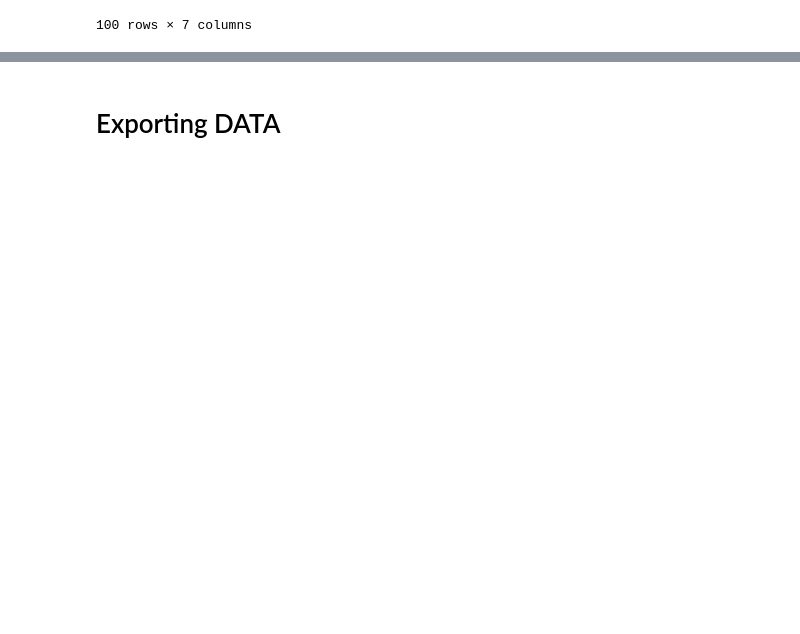
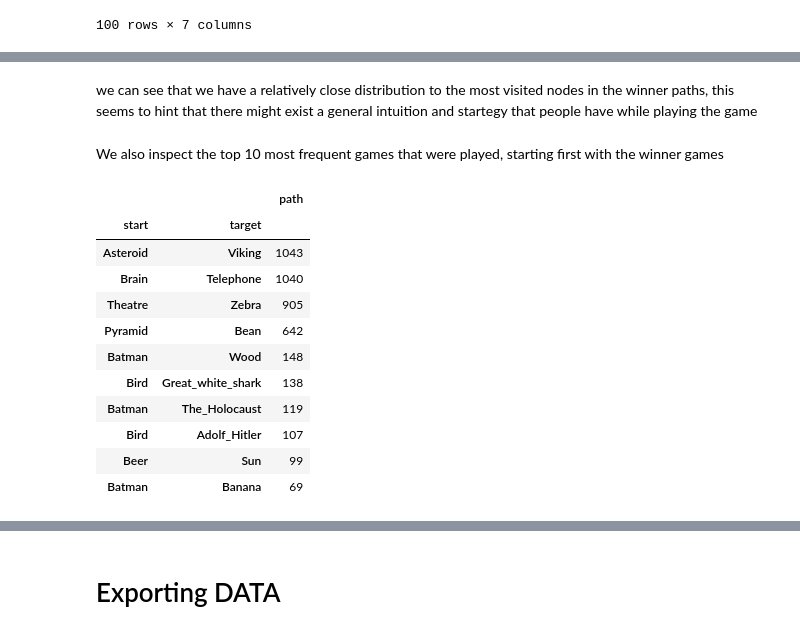
Before and after one commit to khalilacheche/ada-2022-project-adaes, a Jupyter notebook: Data_Engineering.ipynb, the cells around one changed output, grey strips where cells are left out. Drawn from its saved outputs; the diff is of its cells as text; code cells hidden in the pictures; blank space fills up the shorter version.

```diff
--- a/Data_Engineering.ipynb
+++ b/Data_Engineering.ipynb
@@ -597,0 +635,21 @@ nodes_topics.sort_values(by=["closeness_centrality","betweenness_centrality"],as
+# %% [markdown]
+we can see that we have a relatively close distribution to the most visited nodes in the winner paths,
+this seems to hint that there might exist a general intuition and startegy
+that people have while playing the game
+# %% [markdown]
+We also inspect the top 10 most frequent games that were played, starting first with the winner games
+# %%
+paths_finished_df[["start","target","path"]].groupby(["start","target"]).count().sort_values(by="path",axis=0,ascending=False)[:10]
+# %% [output]
+|  |  | path |
+| start | target |  |
+| Asteroid | Viking | 1043 |
+| Brain | Telephone | 1040 |
+| Theatre | Zebra | 905 |
+| Pyramid | Bean | 642 |
+| Batman | Wood | 148 |
+| Bird | Great_white_shark | 138 |
+| Batman | The_Holocaust | 119 |
+| Bird | Adolf_Hitler | 107 |
+| Beer | Sun | 99 |
+| Batman | Banana | 69 |
```
Also changed, not shown: parts of 12 cells of this notebook, 11 other files.
